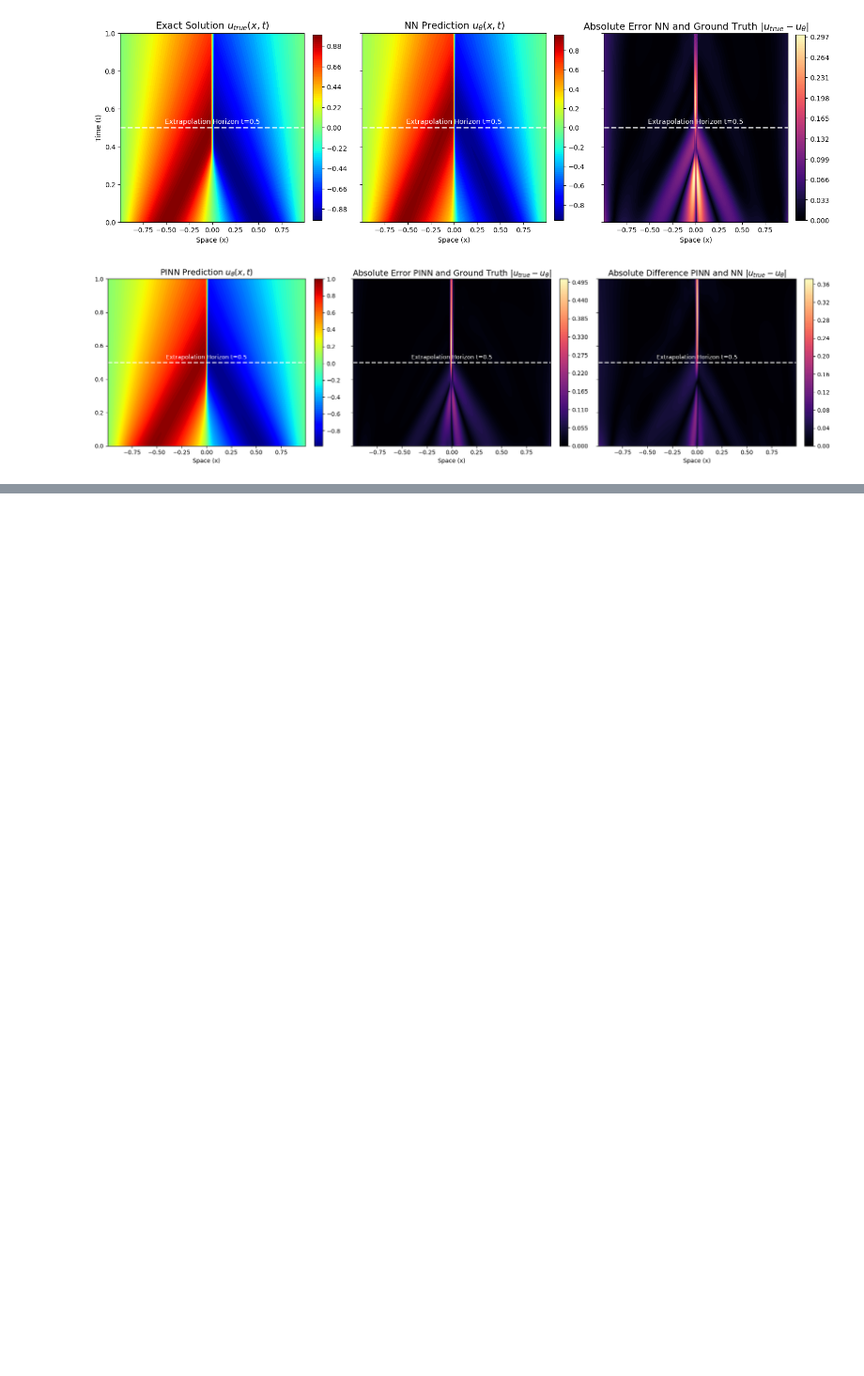
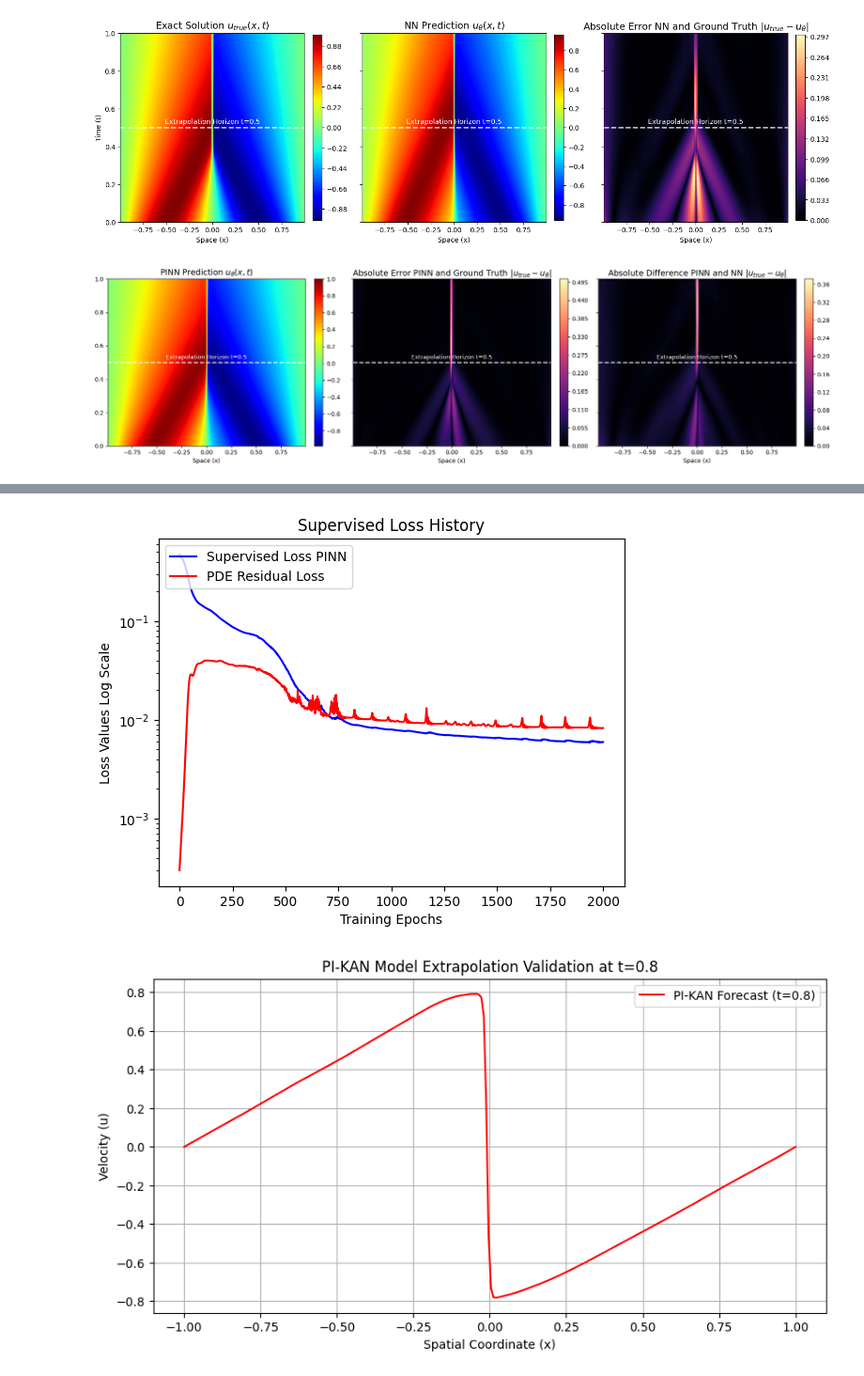
Before and after one commit to davidmscarin/pinns-thesis, a Jupyter notebook: burgers/burgers_physical_loss.ipynb, the cells around one changed output, grey strips where cells are left out. Shown at 94% size. Saved outputs shown, nothing was run; the diff lists cells and outputs as text; code cells hidden in the pictures; blank space fills up the shorter version.

```diff
--- a/burgers/burgers_physical_loss.ipynb
+++ b/burgers/burgers_physical_loss.ipynb
@@ -494,0 +527,38 @@ visualize_results(trained_model_pinn_path='pinn_model_weights_run_2026-03-12', t
+# %%
+def evaluate_kan(trained_kan_model, test_grid_size, history):
+    # plot training history
+
+    plt.figure()
+    plt.plot(np.arange(len(history['data_loss'])), history['data_loss'], label = 'Supervised Loss PI-KAN', color = 'blue')
+    plt.plot(np.arange(len(history['pde_loss'])), history['pde_loss'], label = 'PDE Residual Loss', color = 'red')
+    plt.legend(loc = 'upper left')
+    plt.title('Supervised Loss History')
+    plt.ylabel('Loss Values Log Scale')
+    plt.xlabel('Training Epochs')
+    plt.yscale('log')
+
+    plt.show()
+
+
+    trained_kan_model.eval()
+    model_uninformed.eval()
+
+
+    # visual validation at "snapshot" t = 0.8, repeated for each network
+    t_eval = 0.8
+    device = torch.device("mps")
+    test_x_vis = torch.linspace(-1, 1, test_grid_size).view(-1, 1).to(device)
+    test_t_vis = torch.full((test_grid_size, 1), t_eval).to(device)
+    kan_input = torch.cat([test_x_vis, test_t_vis], dim=1)
+
+    with torch.no_grad():
+        pred_vis = trained_kan_model(kan_input).cpu().numpy()
+
+    plt.figure(figsize=(10, 5))
+    plt.plot(test_x_vis.cpu().numpy(), pred_vis, label=f"PI-KAN Forecast (t={t_eval})", color="red")
+    plt.title(f"PI-KAN Model Extrapolation Validation at t={t_eval}")
+    plt.xlabel("Spatial Coordinate (x)")
+    plt.ylabel("Velocity (u)")
+    plt.legend()
+    plt.grid(True)
+    plt.show()
@@ -494,0 +622,5 @@ visualize_results(trained_model_pinn_path='pinn_model_weights_run_2026-03-12', t
+# %%
+evaluate_kan(trained_kan, test_grid_size=256, history=kan_training_history)
+# %% [output]
+[figure, added]
+[figure, added]
```
Also changed, not shown: parts of 7 cells of this notebook, 8 other files.
